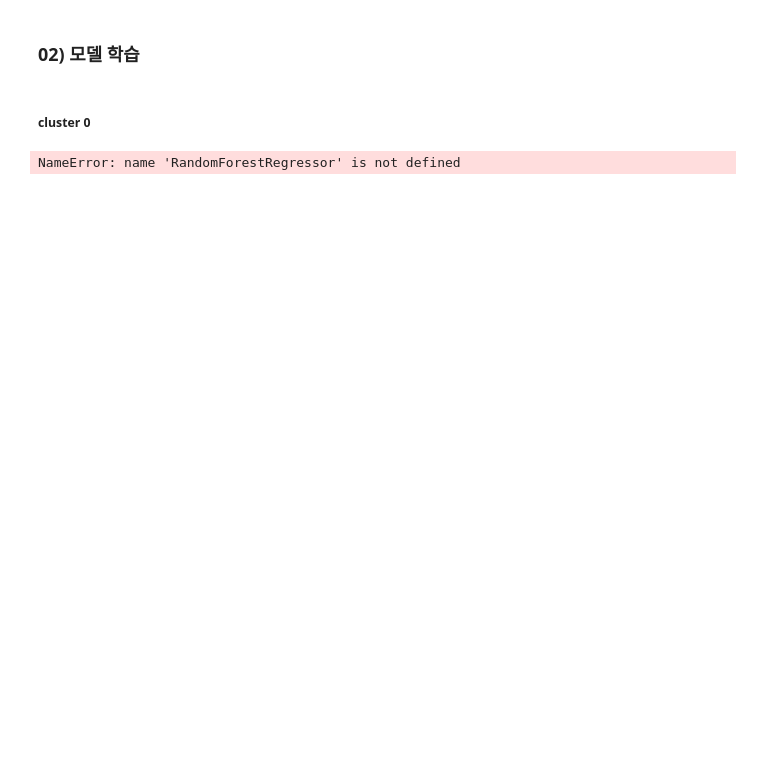
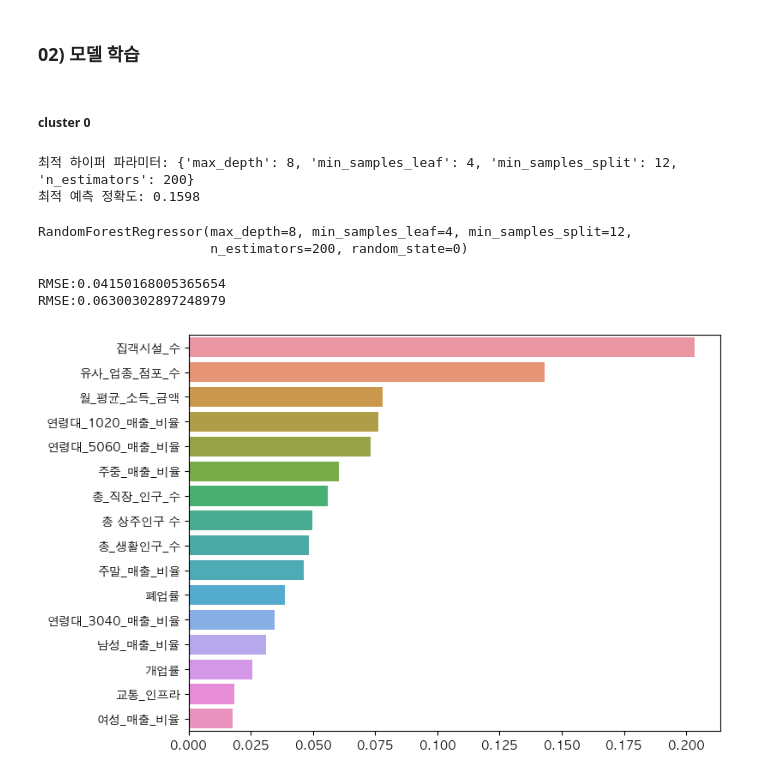
Before and after one commit to kae1128/wadada, a Jupyter notebook: random forest/randon_forest.ipynb, the cells around one changed output. Cells and saved outputs as stored; diff of their text form; code cells hidden in the pictures; blank space fills up the shorter version.

```diff
--- a/random forest/randon_forest.ipynb
+++ b/random forest/randon_forest.ipynb
@@ -76,15 +78,15 @@ cluster3_df
 # %% [markdown]
 ##### cluster 0
 # %%
-x1 = cluster0_df.drop('경영_위기_비율', axis=1)
-y1 = cluster0_df['경영_위기_비율']
+x1 = cluster0_df[cluster0_df['업종_대분류'] == '외식업'].drop(['경영_위기_비율', '업종_대분류'], axis=1)
+y1 = cluster0_df[cluster0_df['업종_대분류'] == '외식업']['경영_위기_비율']
 x1_train, x1_valid, y1_train, y1_valid= train_test_split(x1, y1, test_size=0.2, random_state=0)
 # %%
 params = {
-    'n_estimators':(200, 300, 400),
-    'max_depth' : (4 ,6, 8, 10, 12, 14, 16),
-    'min_samples_leaf' : (4, 6, 8, 10, 12, 14, 16),
-    'min_samples_split' : (4, 6, 8, 10, 12, 14, 16)
+    'n_estimators':(100, 200, 300),
+    'max_depth' : (4 ,6, 8, 10, 12),
+    'min_samples_leaf' : (4, 6, 8, 10, 12),
+    'min_samples_split' : (4, 6, 8, 10, 12)
 }
 
 rf = RandomForestRegressor(random_state=0, n_jobs=-1)
@@ -95,23 +97,32 @@ grid_cv.fit(x1_train, y1_train)
 print('최적 하이퍼 파라미터:', grid_cv.best_params_)
 print('최적 예측 정확도: {0:.4f}'.format(grid_cv.best_score_))
 # %% [output]
-NameError: name 'RandomForestRegressor' is not defined
+최적 하이퍼 파라미터: {'max_depth': 8, 'min_samples_leaf': 4, 'min_samples_split': 12, 'n_estimators': 200}
+최적 예측 정확도: 0.1598
 # %%
-rf = RandomForestRegressor(random_state=0, max_depth=5, min_samples_leaf=8, min_samples_split=8, n_estimators=200)
-rf.fit(x_train, y_train)
+rf = RandomForestRegressor(random_state=0, max_depth=8, min_samples_leaf=4, min_samples_split=12, n_estimators=200)
+rf.fit(x1_train, y1_train)
+# %% [output]
+RandomForestRegressor(max_depth=8, min_samples_leaf=4, min_samples_split=12,
+                      n_estimators=200, random_state=0)
 # %%
 # train rmse
-train_predict = rf.predict(x_train)
-print("RMSE':{}".format(math.sqrt(mean_squared_error(train_predict, y_train))))
+train_predict = rf.predict(x1_train)
+print("RMSE:{}".format(math.sqrt(mean_squared_error(train_predict, y1_train))))
 
 # valid rmse
-valid_predict = rf.predict(x_valid)
-print("RMSE':{}".format(math.sqrt(mean_squared_error(train_predict, y_valid))))
+valid_predict = rf.predict(x1_valid)
+print("RMSE:{}".format(math.sqrt(mean_squared_error(valid_predict, y1_valid))))
+# %% [output]
+RMSE:0.04150168005365654
+RMSE:0.06300302897248979
 # %%
 ftr_importances_values = rf.feature_importances_
-ftr_importances = pd.Series(ftr_importances_values, index=x_train.columns)
+ftr_importances = pd.Series(ftr_importances_values, index=x1_train.columns)
 ftr_top = ftr_importances.sort_values(ascending=False)[:20]
 
 plt.figure(figsize=(8, 6))
 sns.barplot(x=ftr_top, y=ftr_top.index)
 plt.show()
+# %% [output]
+[figure, added]
```
Also changed, not shown: parts of 4 cells of this notebook, 1 other file.
